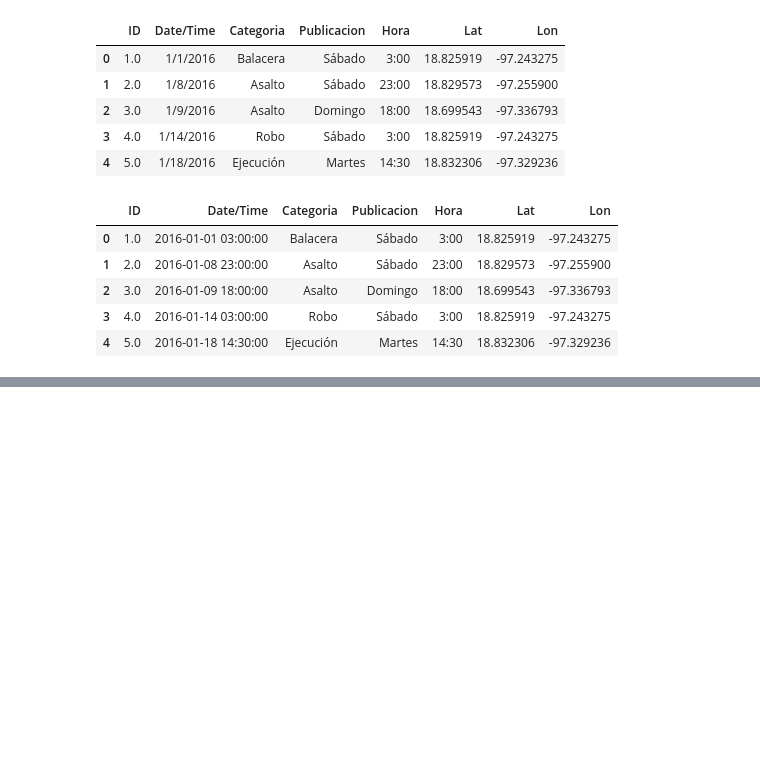
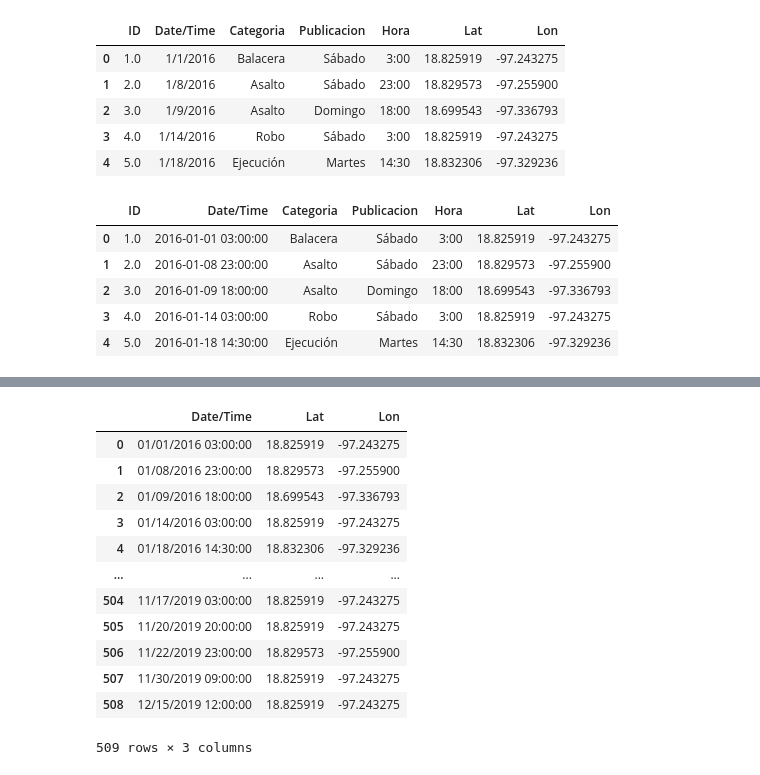
Before and after one commit to Salvawho/demo-thesis-mx, a Jupyter notebook: Untitled.ipynb, the cells around one changed output, grey strips where cells are left out. Saved outputs shown, nothing was run; the diff lists cells and outputs as text; code cells hidden in the pictures; blank space fills up the shorter version.

```diff
--- a/Untitled.ipynb
+++ b/Untitled.ipynb
@@ -143,0 +139,17 @@ df.head()
+# %%
+df2['Date/Time'] = df2['Date/Time'].dt.strftime('%m/%d/%Y %H:%M:%S')
+df2
+# %% [output]
+|  | Date/Time | Lat | Lon |
+| 0 | 01/01/2016 03:00:00 | 18.825919 | -97.243275 |
+| 1 | 01/08/2016 23:00:00 | 18.829573 | -97.255900 |
+| 2 | 01/09/2016 18:00:00 | 18.699543 | -97.336793 |
+| 3 | 01/14/2016 03:00:00 | 18.825919 | -97.243275 |
+| 4 | 01/18/2016 14:30:00 | 18.832306 | -97.329236 |
+| ... | ... | ... | ... |
+| 504 | 11/17/2019 03:00:00 | 18.825919 | -97.243275 |
+| 505 | 11/20/2019 20:00:00 | 18.825919 | -97.243275 |
+| 506 | 11/22/2019 23:00:00 | 18.829573 | -97.255900 |
+| 507 | 11/30/2019 09:00:00 | 18.825919 | -97.243275 |
+| 508 | 12/15/2019 12:00:00 | 18.825919 | -97.243275 |
+509 rows × 3 columns
```
Also changed, not shown: parts of 5 cells of this notebook, 2 other files.
